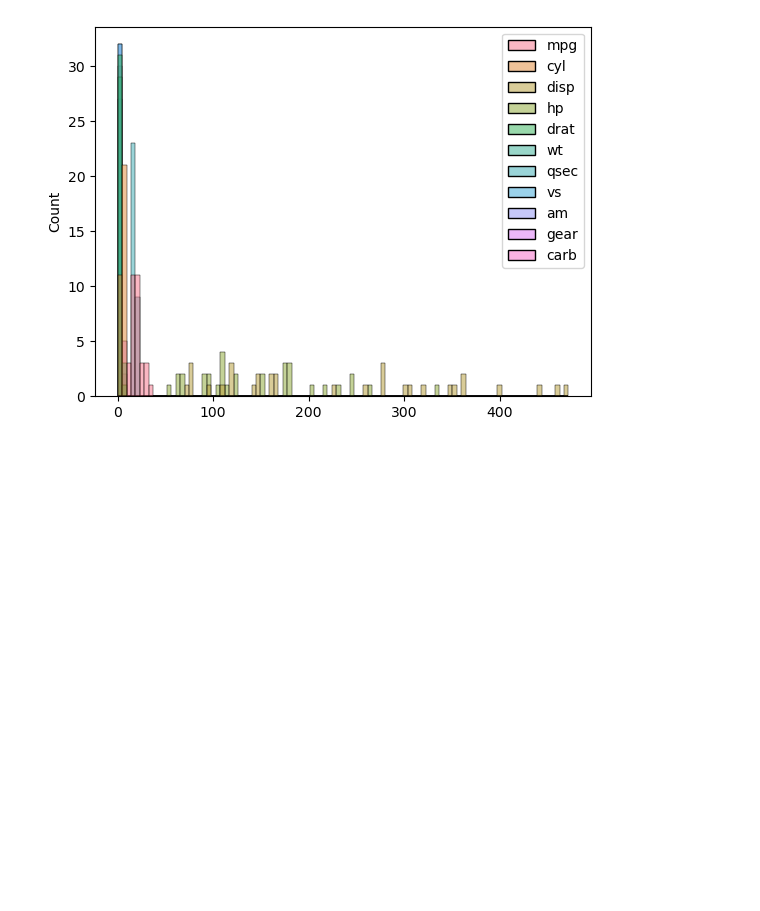
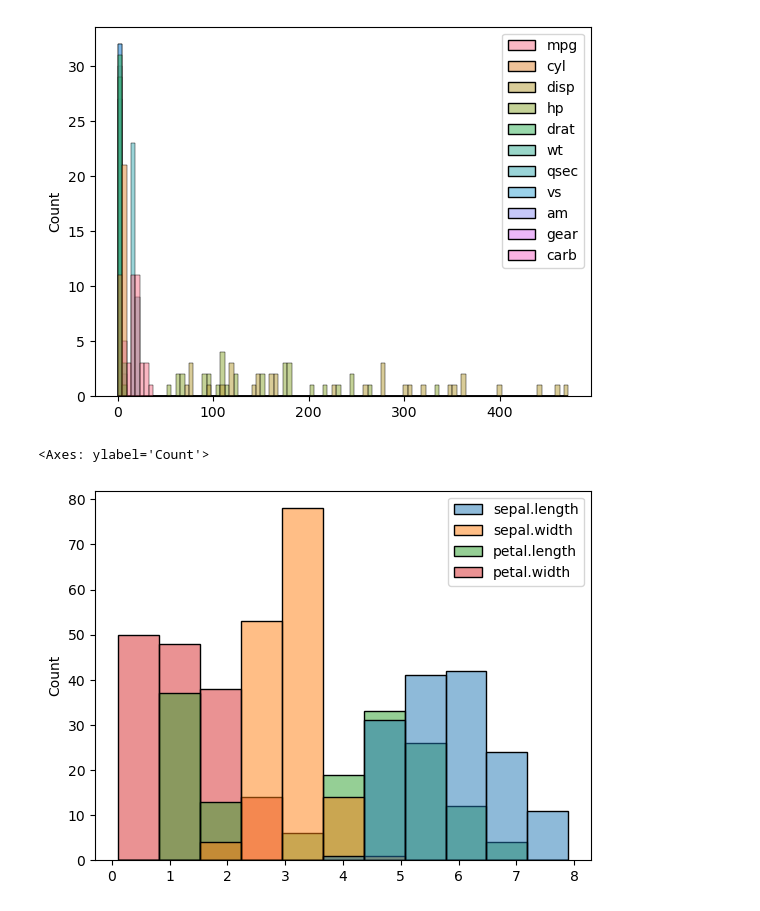
Before and after one commit to rnks2003/ai043, a Jupyter notebook: 160524.ipynb, the cells around one changed output. Cells and saved outputs as stored; diff of their text form; code cells hidden in the pictures; blank space fills up the shorter version.

```diff
--- a/160524.ipynb
+++ b/160524.ipynb
@@ -89,3 +89,8 @@ sns.histplot(mtcars)
 # %% [output]
 <Axes: ylabel='Count'>
 [figure]
+# %%
+sns.histplot(iris)
+# %% [output]
+<Axes: ylabel='Count'>
+[figure, added]
```
Also changed, not shown: parts of 1 cell of this notebook.
